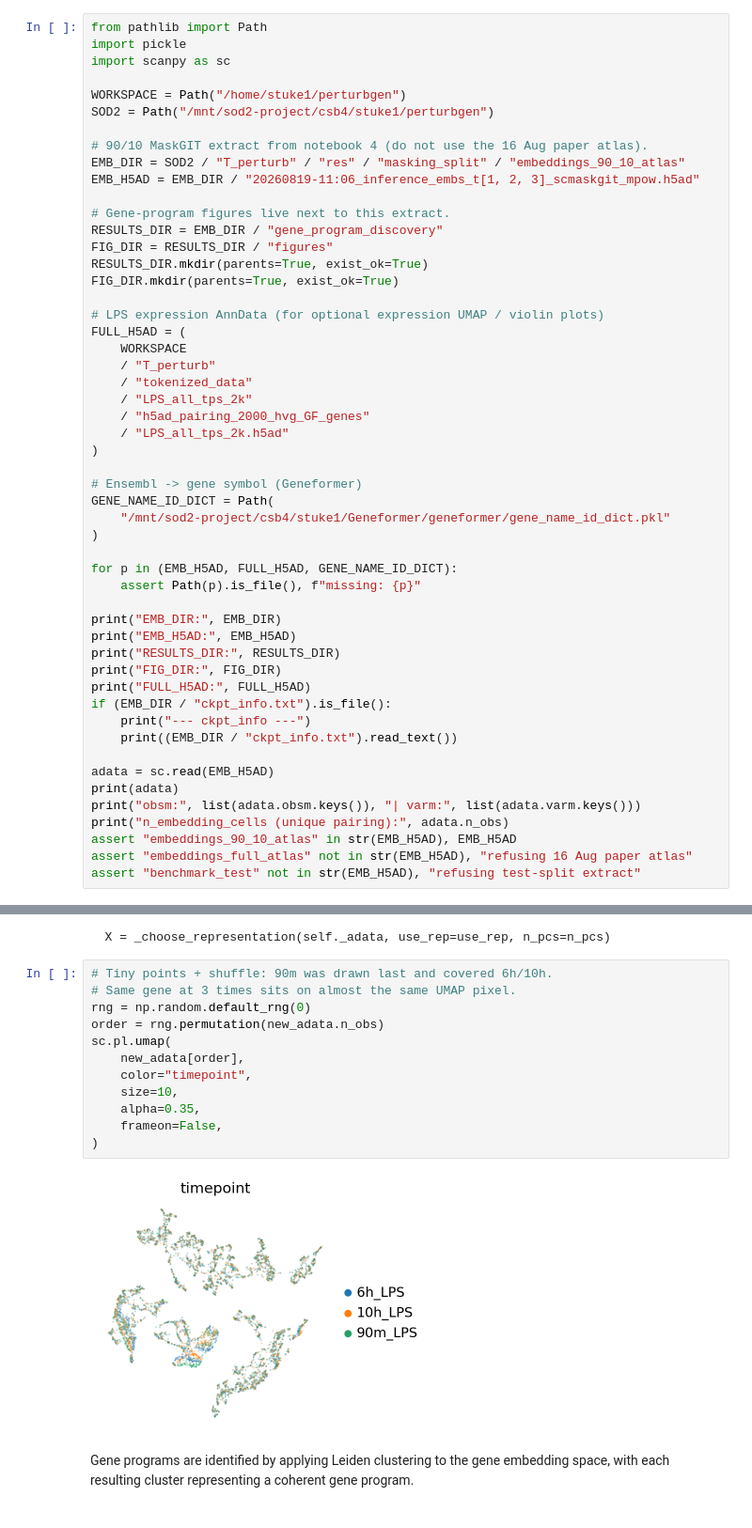
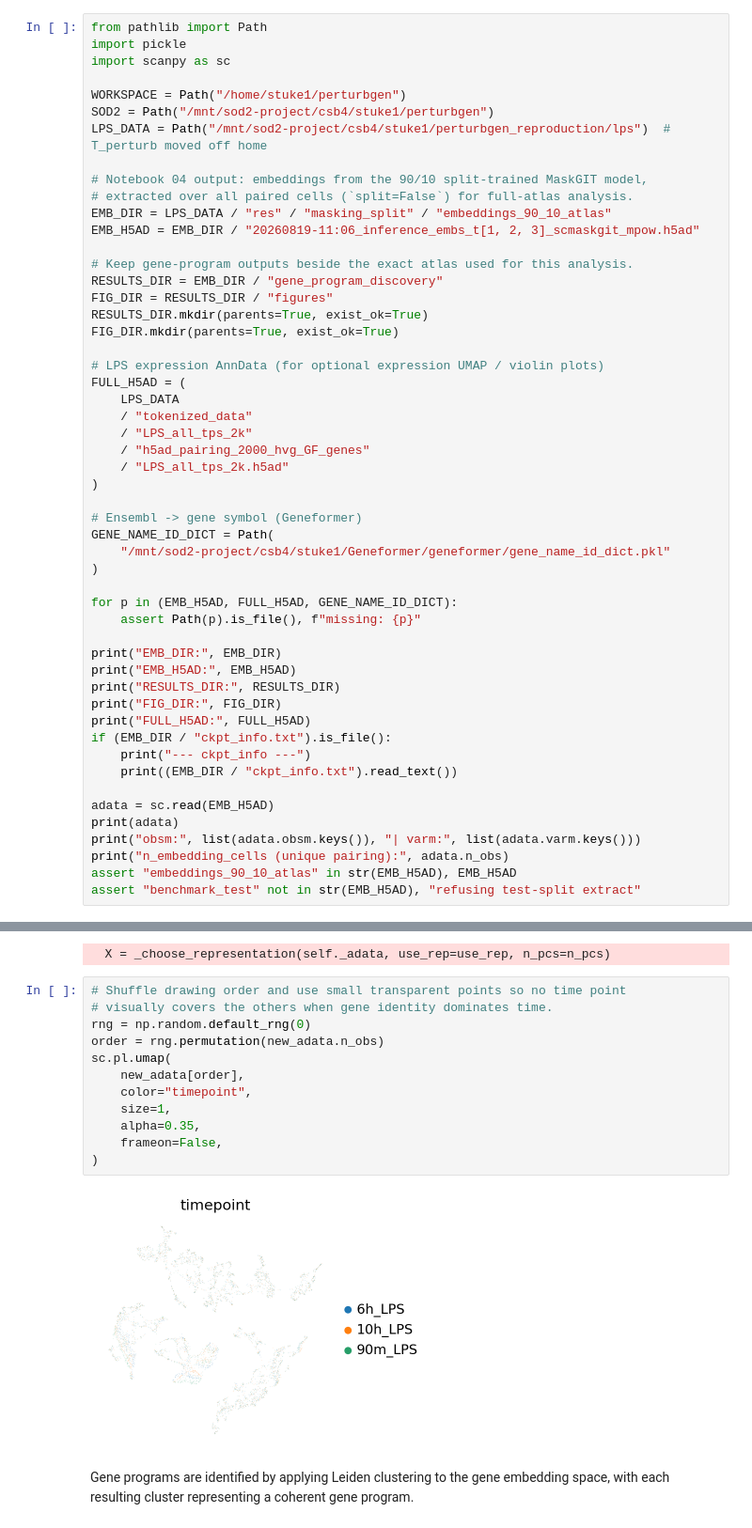
Before and after one commit to kocemir/Perturbgen, a Jupyter notebook: docs/examples/05_GeneProgram_Discovery.ipynb, the cells around one changed output, grey strips where cells are left out. Shown at 94% size. Drawn from its saved outputs; the diff is of its cells as text.

```diff
--- a/docs/examples/05_GeneProgram_Discovery.ipynb
+++ b/docs/examples/05_GeneProgram_Discovery.ipynb
@@ -37,12 +35,14 @@ import scanpy as sc
 
 WORKSPACE = Path("/home/stuke1/perturbgen")
 SOD2 = Path("/mnt/sod2-project/csb4/stuke1/perturbgen")
+LPS_DATA = Path("/mnt/sod2-project/csb4/stuke1/perturbgen_reproduction/lps")  # T_perturb moved off home
 
-# 90/10 MaskGIT extract from notebook 4 (do not use the 16 Aug paper atlas).
-EMB_DIR = SOD2 / "T_perturb" / "res" / "masking_split" / "embeddings_90_10_atlas"
+# Notebook 04 output: embeddings from the 90/10 split-trained MaskGIT model,
+# extracted over all paired cells (`split=False`) for full-atlas analysis.
+EMB_DIR = LPS_DATA / "res" / "masking_split" / "embeddings_90_10_atlas"
 EMB_H5AD = EMB_DIR / "20260819-11:06_inference_embs_t[1, 2, 3]_scmaskgit_mpow.h5ad"
 
-# Gene-program figures live next to this extract.
+# Keep gene-program outputs beside the exact atlas used for this analysis.
 RESULTS_DIR = EMB_DIR / "gene_program_discovery"
 FIG_DIR = RESULTS_DIR / "figures"
 RESULTS_DIR.mkdir(parents=True, exist_ok=True)
@@ -50,8 +50,7 @@ FIG_DIR.mkdir(parents=True, exist_ok=True)
 
 # LPS expression AnnData (for optional expression UMAP / violin plots)
 FULL_H5AD = (
-    WORKSPACE
-    / "T_perturb"
+    LPS_DATA
     / "tokenized_data"
     / "LPS_all_tps_2k"
     / "h5ad_pairing_2000_hvg_GF_genes"
@@ -80,6 +79,5 @@ print(adata)
 print("obsm:", list(adata.obsm.keys()), "| varm:", list(adata.varm.keys()))
 print("n_embedding_cells (unique pairing):", adata.n_obs)
 assert "embeddings_90_10_atlas" in str(EMB_H5AD), EMB_H5AD
-assert "embeddings_full_atlas" not in str(EMB_H5AD), "refusing 16 Aug paper atlas"
 assert "benchmark_test" not in str(EMB_H5AD), "refusing test-split extract"
 # %% [output]
@@ -344,19 +329,19 @@ sc.tl.umap(new_adata) # compute the UMAP coordinates
 # %% [output]
   X = _choose_representation(self._adata, use_rep=use_rep, n_pcs=n_pcs)
 # %%
-# Tiny points + shuffle: 90m was drawn last and covered 6h/10h.
-# Same gene at 3 times sits on almost the same UMAP pixel.
+# Shuffle drawing order and use small transparent points so no time point
+# visually covers the others when gene identity dominates time.
 rng = np.random.default_rng(0)
 order = rng.permutation(new_adata.n_obs)
 sc.pl.umap(
     new_adata[order],
     color="timepoint",
-    size=10,
+    size=1,
     alpha=0.35,
     frameon=False,
 )
 # %% [output]
-[figure, old version]
+[figure, new version]
 # %% [markdown]
 Gene programs are identified by applying Leiden clustering to the gene embedding space, with each resulting cluster representing a coherent gene program.
 # %%
```
Also changed, not shown: parts of 19 cells of this notebook, 27 other files.
